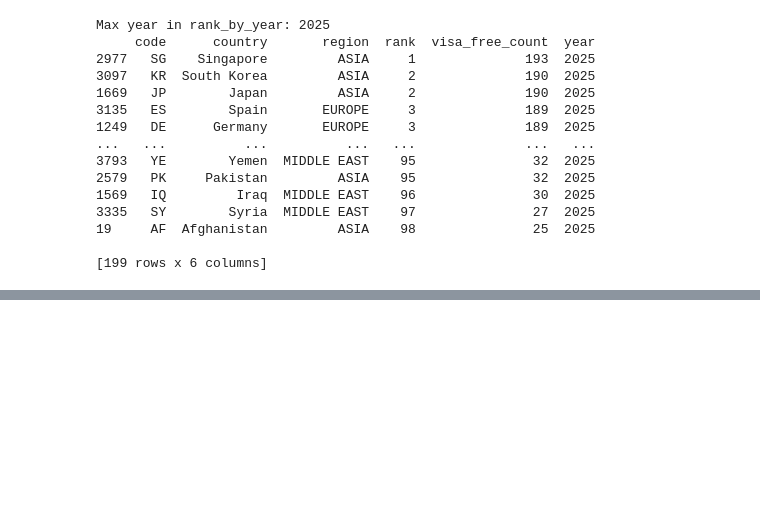
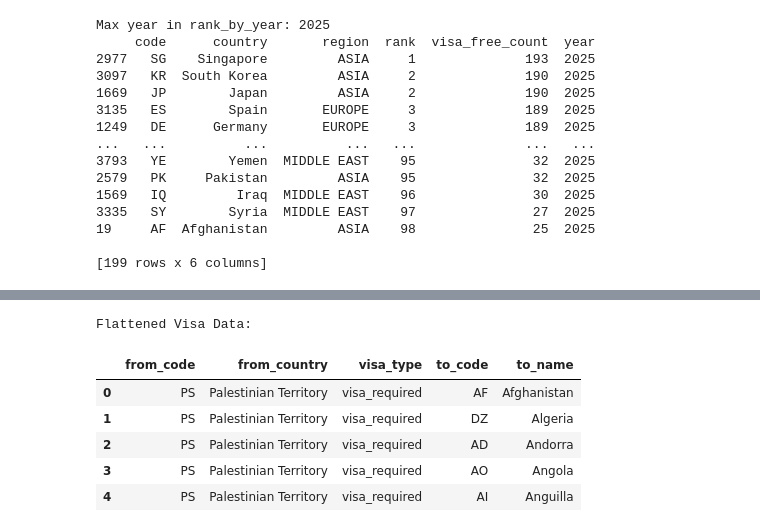
Before and after one commit to Deadpigg/dsa2101project, a Jupyter notebook: project.ipynb, the cells around one changed output, grey strips where cells are left out. Saved outputs shown, nothing was run; the diff lists cells and outputs as text; code cells hidden in the pictures; blank space fills up the shorter version.

```diff
--- a/project.ipynb
+++ b/project.ipynb
@@ -85,0 +126,49 @@ Country Lists:
+# %%
+visa_cols = [
+    'visa_required',
+    'visa_online',
+    'visa_on_arrival',
+    'visa_free_access',
+    'electronic_travel_authorisation'
+]
+
+from pandas import json_normalize
+
+flat_frames = []
+
+for col in visa_cols:
+    temp = country_lists[['code', 'country', col]].explode(col)
+    temp = temp.dropna(subset=[col])
+    temp['visa_type'] = col
+    temp['to_code'] = temp[col].apply(lambda x: x.get('code') if isinstance(x, dict) else None)
+    temp['to_name'] = temp[col].apply(lambda x: x.get('name') if isinstance(x, dict) else None)
+    temp = temp.drop(columns=[col])
+    flat_frames.append(temp)
+
+# Combine all into one DataFrame
+flat_df = pd.concat(flat_frames, ignore_index=True)
+
+# Remove rows missing target country codes
+flat_df = flat_df.dropna(subset=['to_code'])
+
+# Drop duplicates if any
+flat_df = flat_df.drop_duplicates(subset=['code', 'to_code', 'visa_type']).reset_index(drop=True)
+
+# Optional: rename columns for clarity
+flat_df.rename(columns={
+    'code': 'from_code',
+    'country': 'from_country'
+}, inplace=True)
+
+
+# Quick check
+print("Flattened Visa Data:")
+flat_df.head()
+# %% [output]
+Flattened Visa Data:
+|  | from_code | from_country | visa_type | to_code | to_name |
+| 0 | PS | Palestinian Territory | visa_required | AF | Afghanistan |
+| 1 | PS | Palestinian Territory | visa_required | DZ | Algeria |
+| 2 | PS | Palestinian Territory | visa_required | AD | Andorra |
+| 3 | PS | Palestinian Territory | visa_required | AO | Angola |
+| 4 | PS | Palestinian Territory | visa_required | AI | Anguilla |
```
Also changed, not shown: parts of 4 cells of this notebook.
